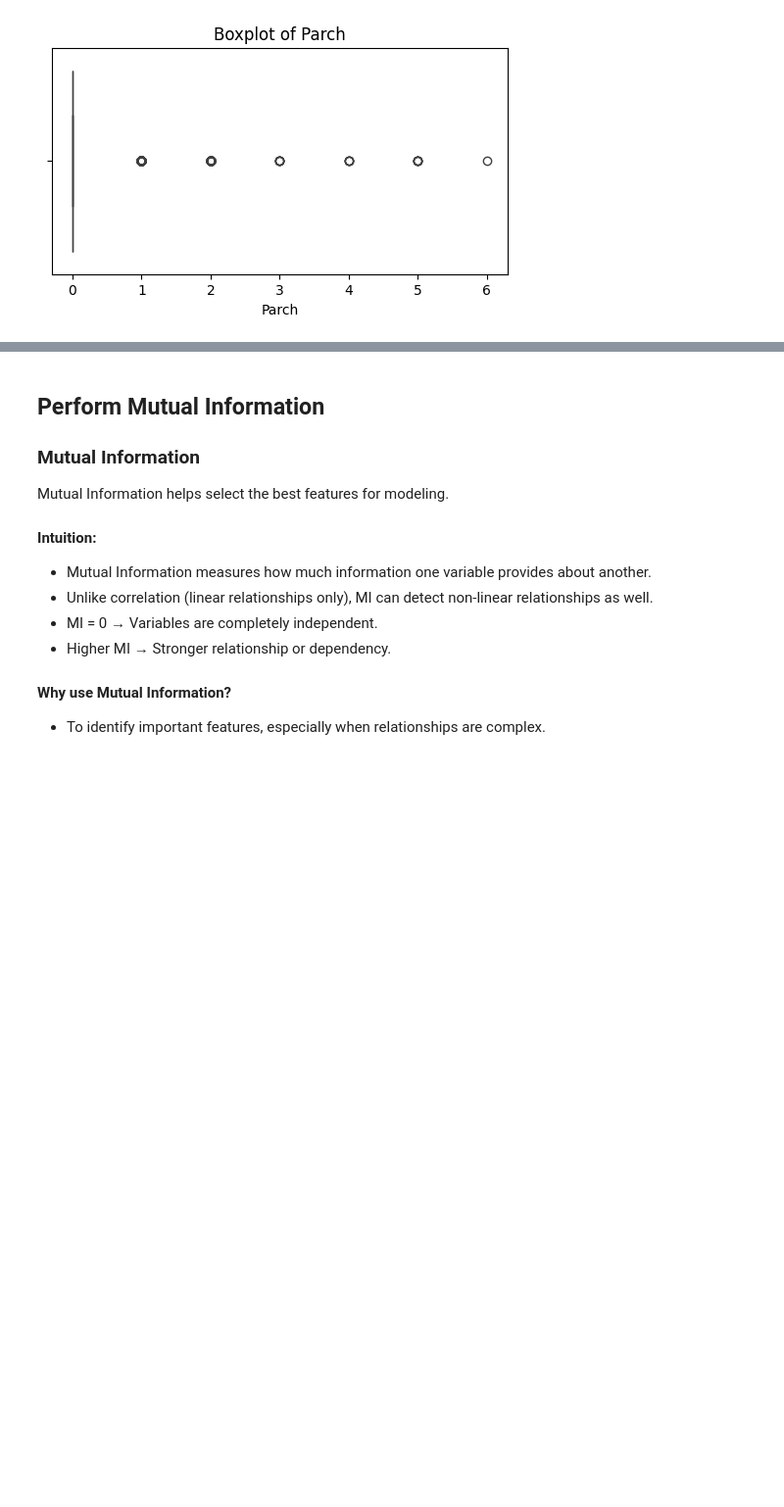
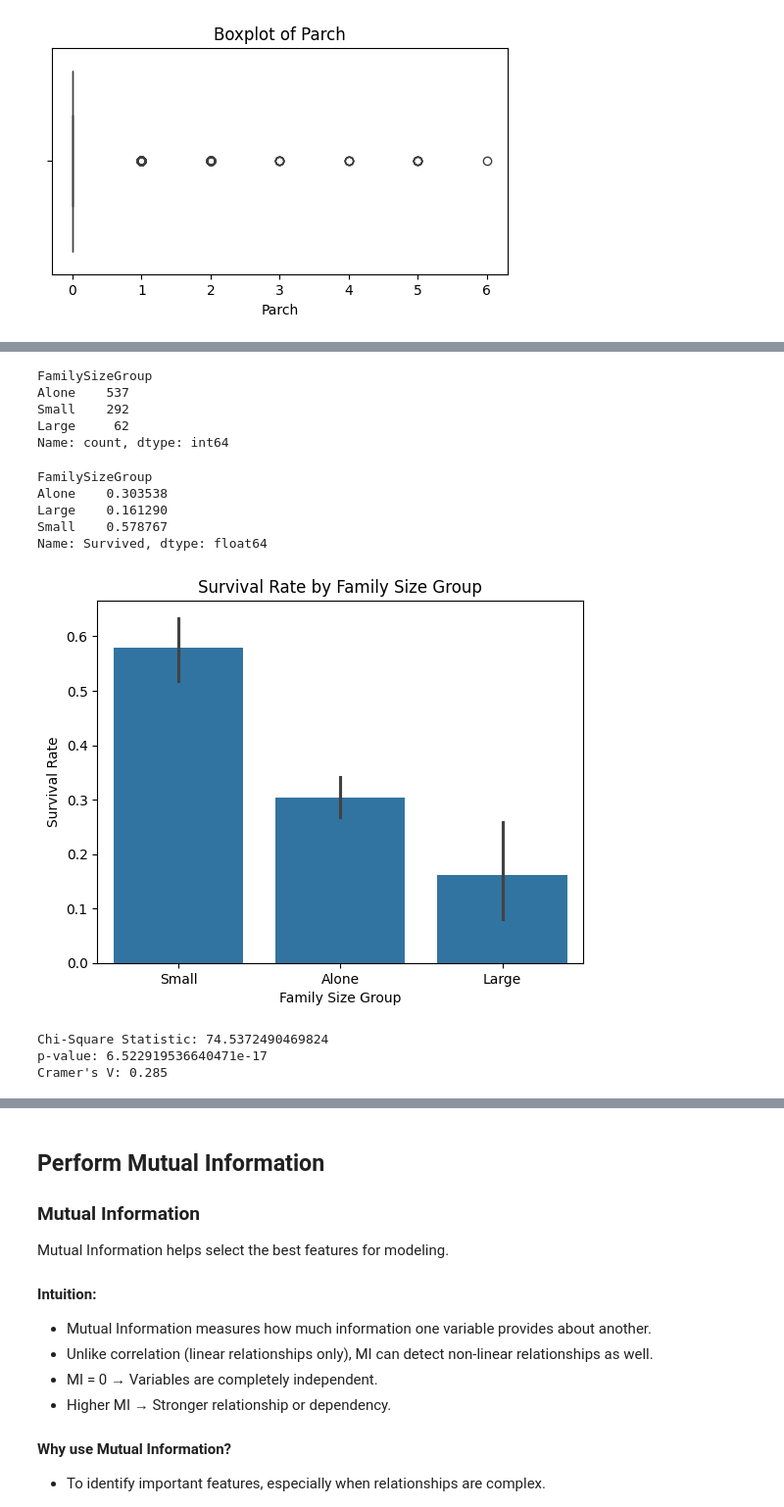
Before and after one commit to evan-gloria/titanic-survival-prediction, a Jupyter notebook: notebooks/Titanic_EDA.ipynb, the cells around one changed output, grey strips where cells are left out. Shown at 98% size. Drawn from its saved outputs; the diff is of its cells as text; code cells hidden in the pictures; blank space fills up the shorter version.

```diff
--- a/notebooks/Titanic_EDA.ipynb
+++ b/notebooks/Titanic_EDA.ipynb
@@ -539,0 +640,71 @@ Parch correlation with Survival: correlation=0.0816, p-value=0.0148
+# %%
+# Bin Family Size
+
+def bin_family_size(size):
+    if size == 1:
+        return 'Alone'
+    elif size <= 4:
+        return 'Small'
+    else:
+        return 'Large'
+
+train['FamilySizeGroup'] = train['FamilySize'].apply(bin_family_size)
+
+train['FamilySizeGroup'].value_counts()
+
+train
+# %% [output]
+FamilySizeGroup
+Alone    537
+Small    292
+Large     62
+Name: count, dtype: int64
+# %%
+print(train.groupby('FamilySizeGroup')['Survived'].mean())
+# %% [output]
+FamilySizeGroup
+Alone    0.303538
+Large    0.161290
+Small    0.578767
+Name: Survived, dtype: float64
+# %%
+sns.barplot(x='FamilySizeGroup', y='Survived', data=train)
+plt.title('Survival Rate by Family Size Group')
+plt.ylabel('Survival Rate')
+plt.xlabel('Family Size Group')
+plt.show()
+# %% [output]
+[figure, added]
+# %%
+# Create contingency table
+table = pd.crosstab(train['FamilySizeGroup'], train['Survived'])
+
+# Run the test
+#chi2, p, dof, expected = chi2_contingency(table)
+
+chi2, p, dof, expected = chi_sqr_test(train['FamilySizeGroup'], train['Survived'])
+
+print(f"Chi-Square Statistic: {chi2}")
+print(f"p-value: {p}")
+
+# Perform Cramer's V
+
+# Step 1: Create the contingency table
+contingency = pd.crosstab(train['FamilySizeGroup'], train['Survived'])
+
+# Step 2: Perform chi-square test
+chi2, p, dof, expected = chi2_contingency(contingency)
+
+# Step 3: Compute Cramer's V
+n = contingency.sum().sum()
+phi2 = chi2 / n
+r, k = contingency.shape
+phi2corr = max(0, phi2 - ((k - 1)*(r - 1)) / (n - 1))  # Bias correction
+rcorr = r - ((r - 1)**2) / (n - 1)
+kcorr = k - ((k - 1)**2) / (n - 1)
+cramers_v = np.sqrt(phi2corr / min((kcorr - 1), (rcorr - 1)))
+print(f"Cramer's V: {cramers_v:.3f}")
+# %% [output]
+Chi-Square Statistic: 74.5372490469824
+p-value: 6.522919536640471e-17
+Cramer's V: 0.285
```
Also changed, not shown: parts of 30 cells of this notebook, 2 other files.
